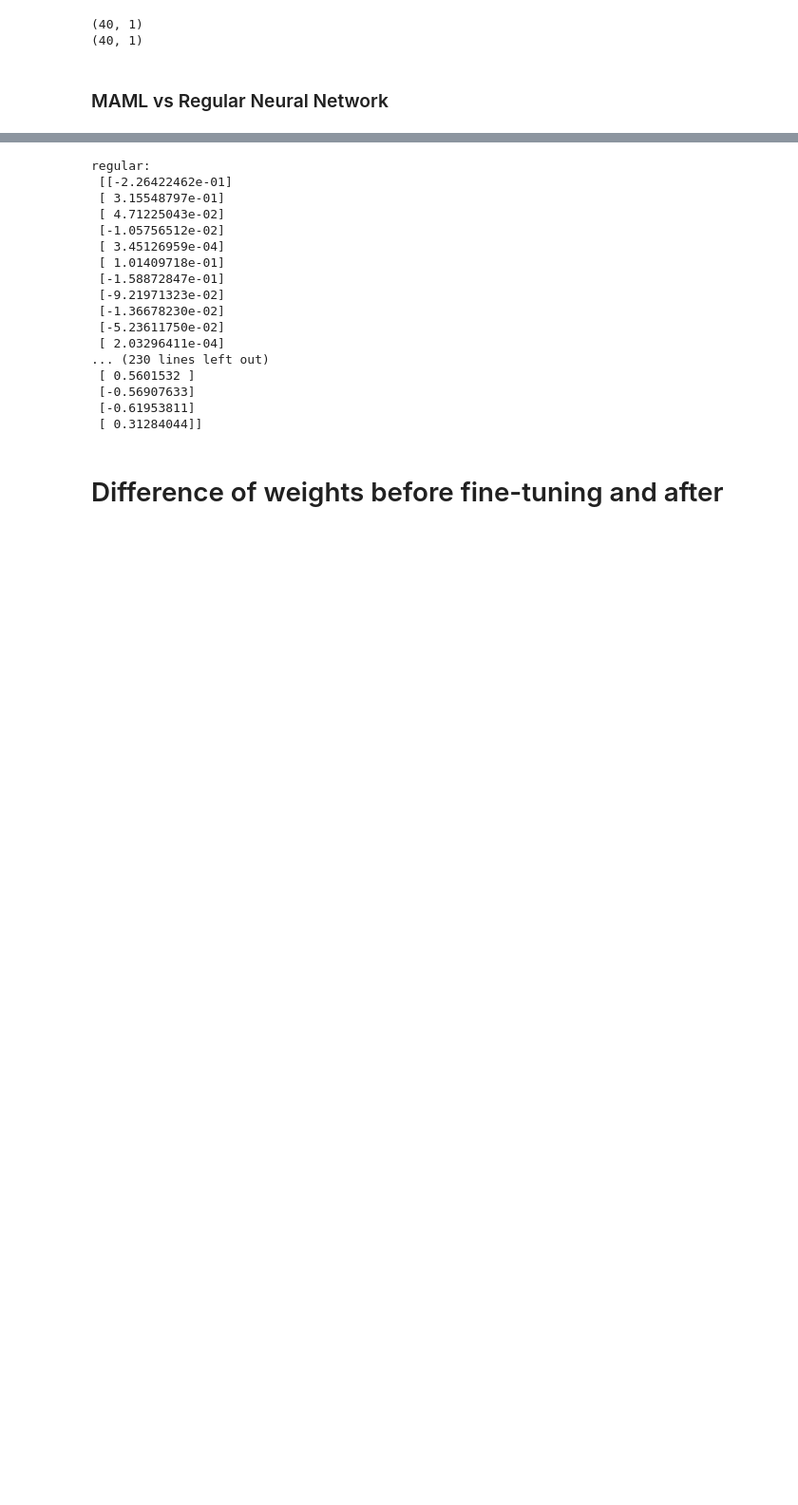
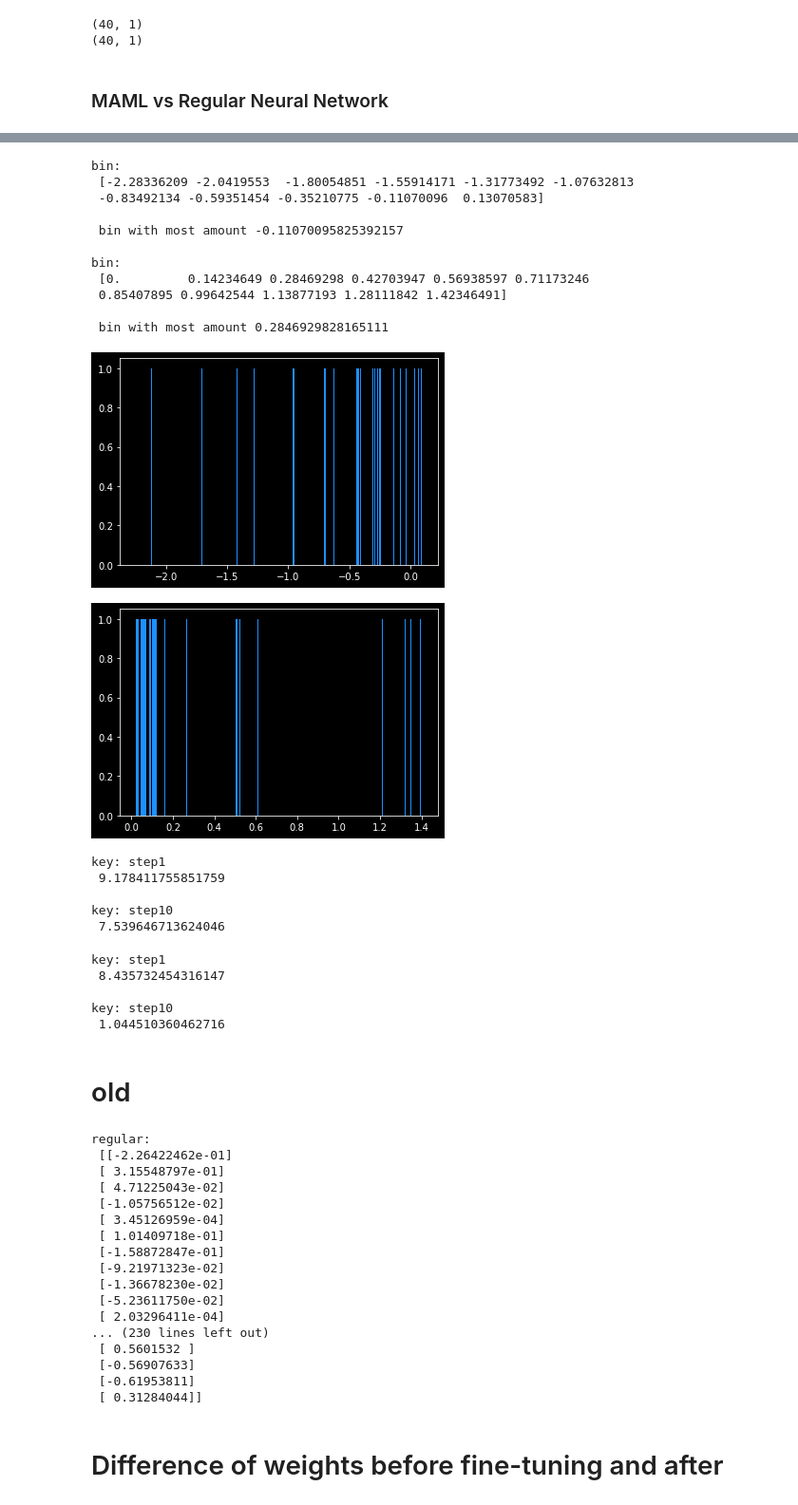
Before and after one commit to ZohrehAdabi/MAML, a Jupyter notebook: maml_weights(load_model).ipynb, the cells around one changed output, grey strips where cells are left out. Shown at 95% size. Saved outputs shown, nothing was run; the diff lists cells and outputs as text; code cells hidden in the pictures; blank space fills up the shorter version.

```diff
--- a/maml_weights(load_model).ipynb
+++ b/maml_weights(load_model).ipynb
@@ -156,0 +194,7 @@ sep = '='*30
+# %%
+sep = '='*30
+out_grad_maml = []
+for key, grads in weight_gradient_maml.items():
+    print(f'\nkey: {key}\n hidden1(1,40)\n{grads[0]}\n{sep}\n hidden2(40,40)\n{grads[2]}\n{sep}\n out(40,1)\n{grads[4]}\n{sep}\n ')
+    print('*='*40)
+    out_grad_maml.append(grads[4])
@@ -157,3 +219,48 @@ sep = '='*30
+# %%
+
+for i, grad in enumerate(out_grad_maml):
+    fig = plt.figure(i)
+    data = plt.hist(grad, facecolor='dodgerblue')
+    # plt.xticks(np.linspace(-0.3,0.3,5))
+    # plt.yticks(np.arange(0,12))
+    n ,bin_ = data[0], data[1]
+    # print('n:\n', n,'\nbin:\n', bin_)
+    print('\nbin:\n', bin_)
+    print('\n bin with most amount', bin_[np.argmax(n)])
+# %% [output]
+bin:
+ [-2.28336209 -2.0419553  -1.80054851 -1.55914171 -1.31773492 -1.07632813
+ -0.83492134 -0.59351454 -0.35210775 -0.11070096  0.13070583]
+
+ bin with most amount -0.11070095825392157
+
+bin:
+ [0.         0.14234649 0.28469298 0.42703947 0.56938597 0.71173246
+ 0.85407895 0.99642544 1.13877193 1.28111842 1.42346491]
+
+ bin with most amount 0.2846929828165111
+[figure, added]
+[figure, added]
+# %%
+for key, loss in loss_net.items():
+    print(f'\nkey: {key}\n {loss.numpy()}')
+# %% [output]
+key: step1
+ 9.178411755851759
+
+key: step10
+ 7.539646713624046
+# %%
+for key, loss in loss_maml.items():
+    print(f'\nkey: {key}\n {loss.numpy()}')
+# %% [output]
+key: step1
+ 8.435732454316147
+
+key: step10
+ 1.044510360462716
+# %% [markdown]
+# old
 # %%
 for i in range(len(w3_maml_model)):
     print(f'regular:\n {w3_net_model[i]}, \nmaml:\n{w3_maml_model[i]}')
```
Also changed, not shown: parts of 4 cells of this notebook, 3 other files.
